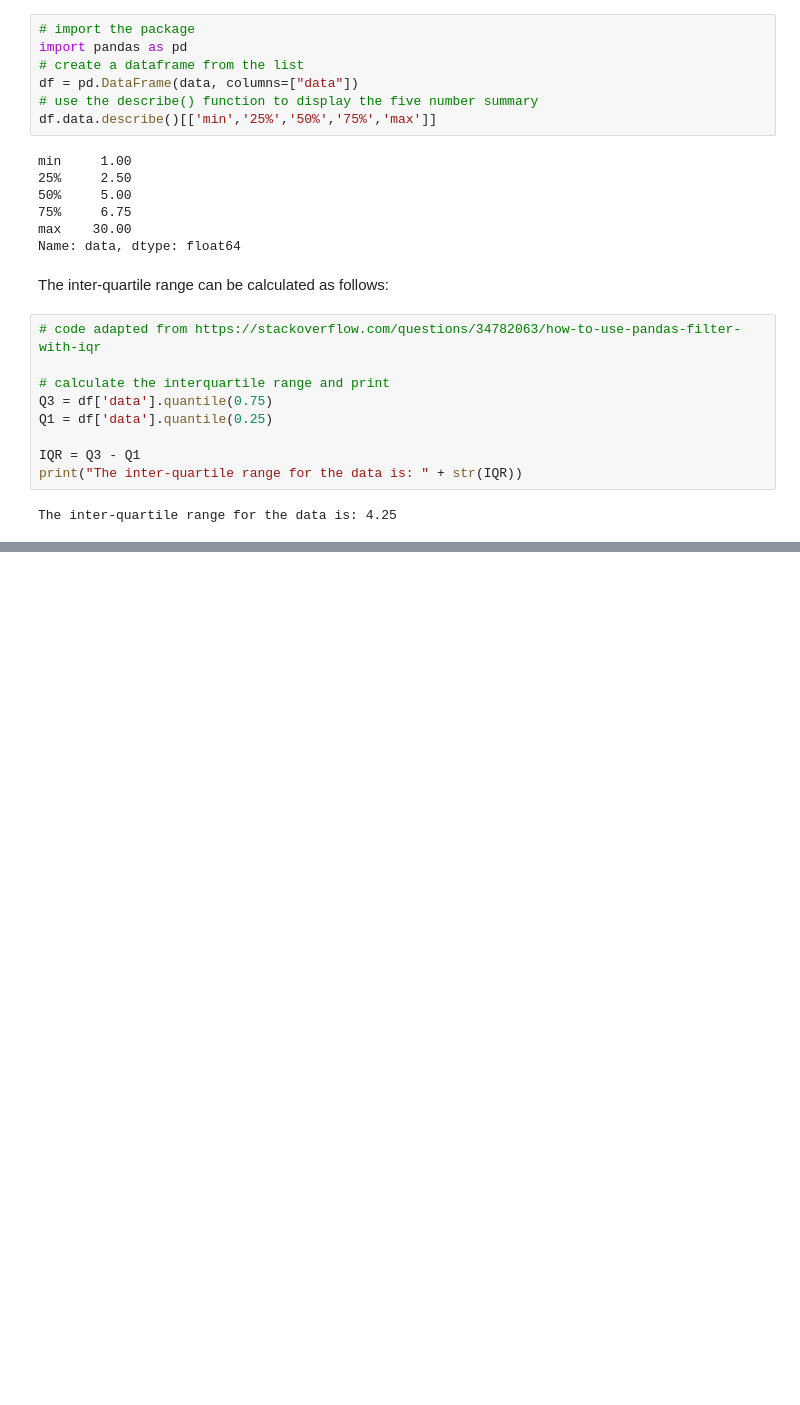
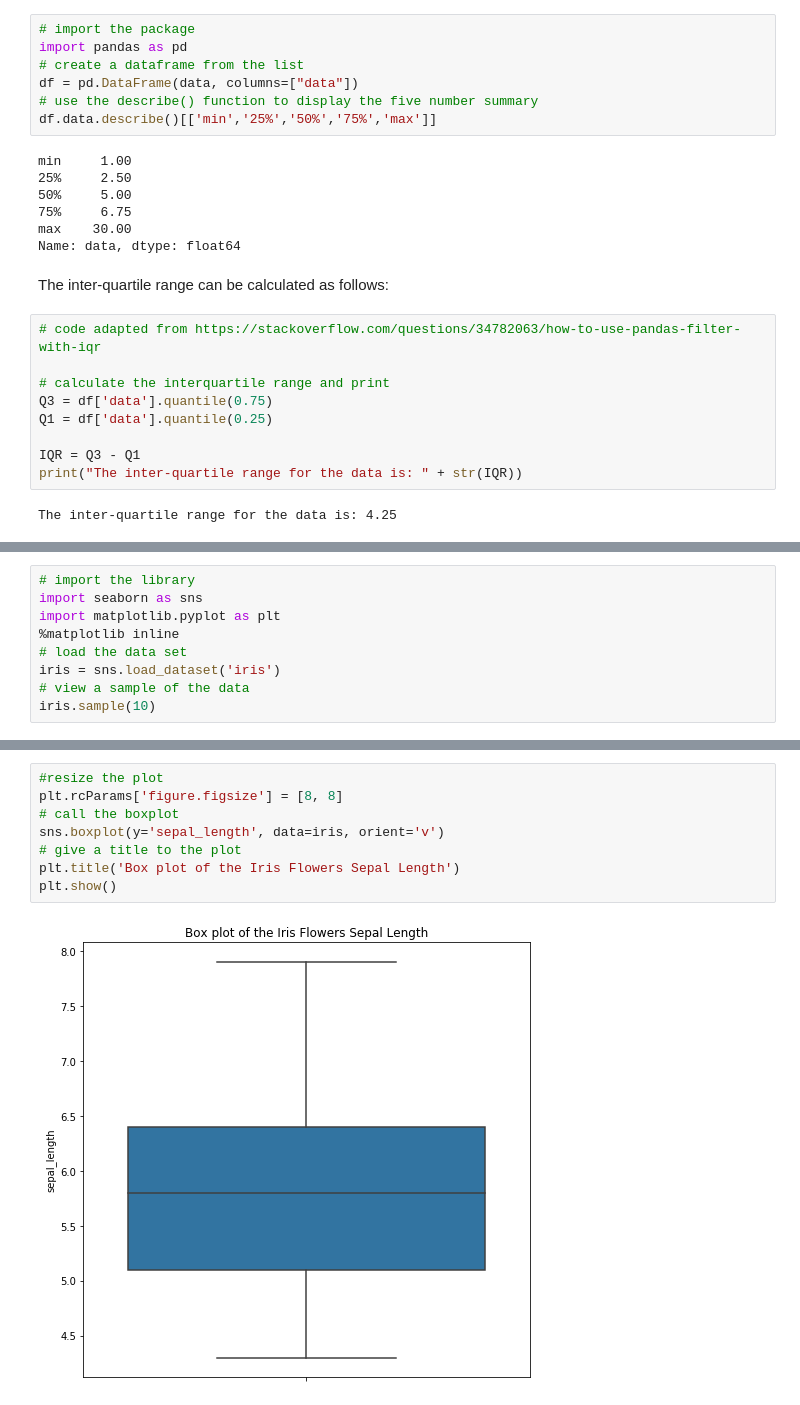
Before and after one commit to shkyler/gmit-foda-project, a Jupyter notebook: boxplot.ipynb, the cells around one changed output, grey strips where cells are left out. Saved outputs shown, nothing was run; the diff lists cells and outputs as text; blank space fills up the shorter version.

```diff
--- a/boxplot.ipynb
+++ b/boxplot.ipynb
@@ -157,0 +148,9 @@ https://blog.bioturing.com/2018/05/22/how-to-compare-box-plots/
+# %%
+# import the library
+import seaborn as sns
+import matplotlib.pyplot as plt
+%matplotlib inline
+# load the data set
+iris = sns.load_dataset('iris')
+# view a sample of the data
+iris.sample(10)
@@ -157,0 +172,10 @@ https://blog.bioturing.com/2018/05/22/how-to-compare-box-plots/
+# %%
+#resize the plot
+plt.rcParams['figure.figsize'] = [8, 8]
+# call the boxplot
+sns.boxplot(y='sepal_length', data=iris, orient='v')
+# give a title to the plot
+plt.title('Box plot of the Iris Flowers Sepal Length')
+plt.show()
+# %% [output]
+[figure, added]
```
Also changed, not shown: parts of 9 cells of this notebook.
